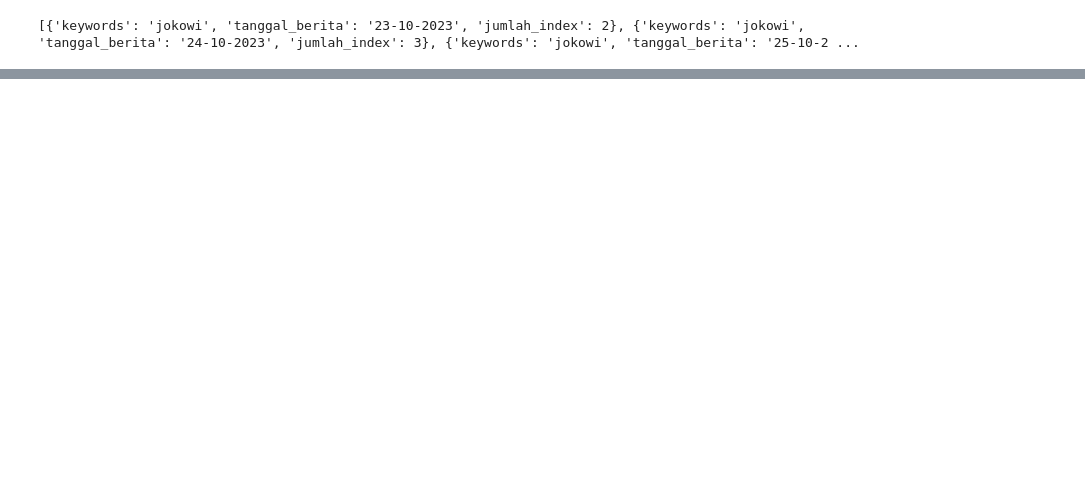
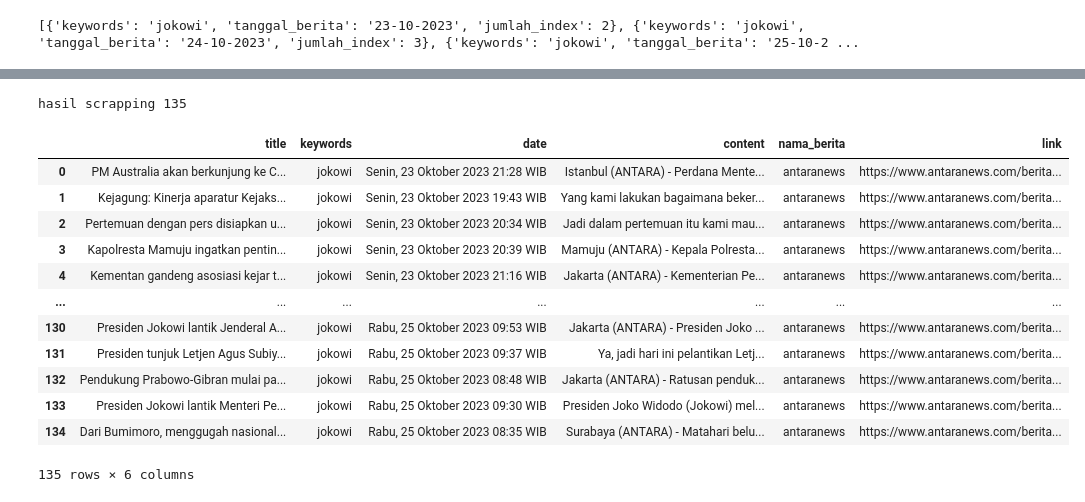
Before and after one commit to emkr-13/scraping-berita-indo, a Jupyter notebook: berita_nasional/antaranews/scrap_antara_fix_fungsi.ipynb, the cells around one changed output, grey strips where cells are left out. Drawn from its saved outputs; the diff is of its cells as text; code cells hidden in the pictures; blank space fills up the shorter version.

Commit message:
update fix fungsi antara

```diff
--- a/berita_nasional/antaranews/scrap_antara_fix_fungsi.ipynb
+++ b/berita_nasional/antaranews/scrap_antara_fix_fungsi.ipynb
@@ -106,0 +160,18 @@ Scraped 15 links from page 1 cek tanggal 25-10-2023
+# %%
+# Create a list to store the results
+results = []
+
+# Define a function to scrape URLs and store results
+def scrape_and_store_result(url):
+    result = scrape_url(url, data['keywords'])
+    if result:
+        results.append(result)
+
+# Create a ThreadPoolExecutor to run the scraping function concurrently
+max_threads = 5  # You can adjust the number of threads as needed
+with concurrent.futures.ThreadPoolExecutor(max_threads) as executor:
+    executor.map(scrape_and_store_result, all_links)
+
+# Print or process the results as needed
+for result in results:
+    print(result)
@@ -106,0 +216,19 @@ Scraped 15 links from page 1 cek tanggal 25-10-2023
+# %%
+df = pd.DataFrame(results)
+print('hasil scrapping',len(results))
+df
+# %% [output]
+hasil scrapping 135
+|  | title | keywords | date | content | nama_berita | link |
+| 0 | PM Australia akan berkunjung ke C... | jokowi | Senin, 23 Oktober 2023 21:28 WIB | Istanbul (ANTARA) - Perdana Mente... | antaranews | https://www.antaranews.com/berita... |
+| 1 | Kejagung: Kinerja aparatur Kejaks... | jokowi | Senin, 23 Oktober 2023 19:43 WIB | Yang kami lakukan bagaimana beker... | antaranews | https://www.antaranews.com/berita... |
+| 2 | Pertemuan dengan pers disiapkan u... | jokowi | Senin, 23 Oktober 2023 20:34 WIB | Jadi dalam pertemuan itu kami mau... | antaranews | https://www.antaranews.com/berita... |
+| 3 | Kapolresta Mamuju ingatkan pentin... | jokowi | Senin, 23 Oktober 2023 20:39 WIB | Mamuju (ANTARA) - Kepala Polresta... | antaranews | https://www.antaranews.com/berita... |
+| 4 | Kementan gandeng asosiasi kejar t... | jokowi | Senin, 23 Oktober 2023 21:16 WIB | Jakarta (ANTARA) - Kementerian Pe... | antaranews | https://www.antaranews.com/berita... |
+| ... | ... | ... | ... | ... | ... | ... |
+| 130 | Presiden Jokowi lantik Jenderal A... | jokowi | Rabu, 25 Oktober 2023 09:53 WIB | Jakarta (ANTARA) - Presiden Joko ... | antaranews | https://www.antaranews.com/berita... |
+| 131 | Presiden tunjuk Letjen Agus Subiy... | jokowi | Rabu, 25 Oktober 2023 09:37 WIB | Ya, jadi hari ini pelantikan Letj... | antaranews | https://www.antaranews.com/berita... |
+| 132 | Pendukung Prabowo-Gibran mulai pa... | jokowi | Rabu, 25 Oktober 2023 08:48 WIB | Jakarta (ANTARA) - Ratusan penduk... | antaranews | https://www.antaranews.com/berita... |
+| 133 | Presiden Jokowi lantik Menteri Pe... | jokowi | Rabu, 25 Oktober 2023 09:30 WIB | Presiden Joko Widodo (Jokowi) mel... | antaranews | https://www.antaranews.com/berita... |
+| 134 | Dari Bumimoro, menggugah nasional... | jokowi | Rabu, 25 Oktober 2023 08:35 WIB | Surabaya (ANTARA) - Matahari belu... | antaranews | https://www.antaranews.com/berita... |
+135 rows × 6 columns
```
Also changed, not shown: parts of 5 cells of this notebook.
